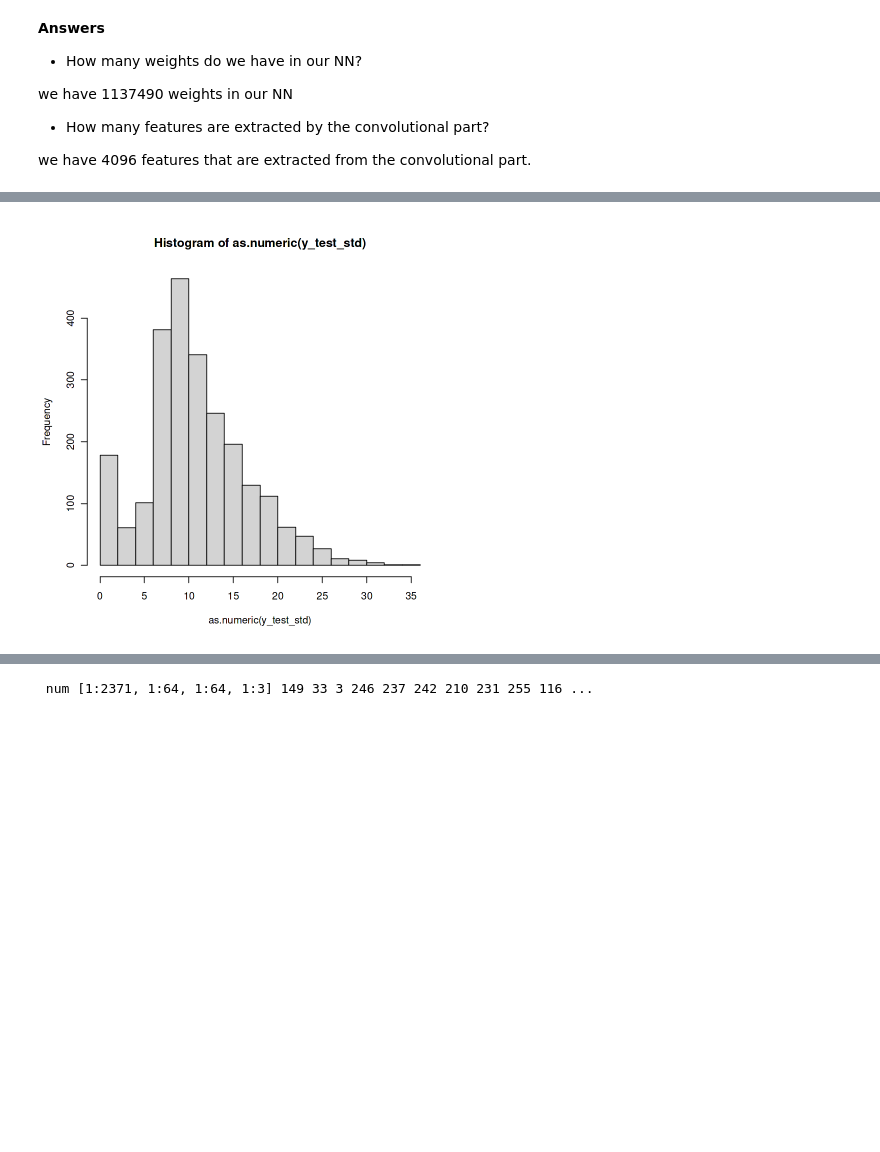
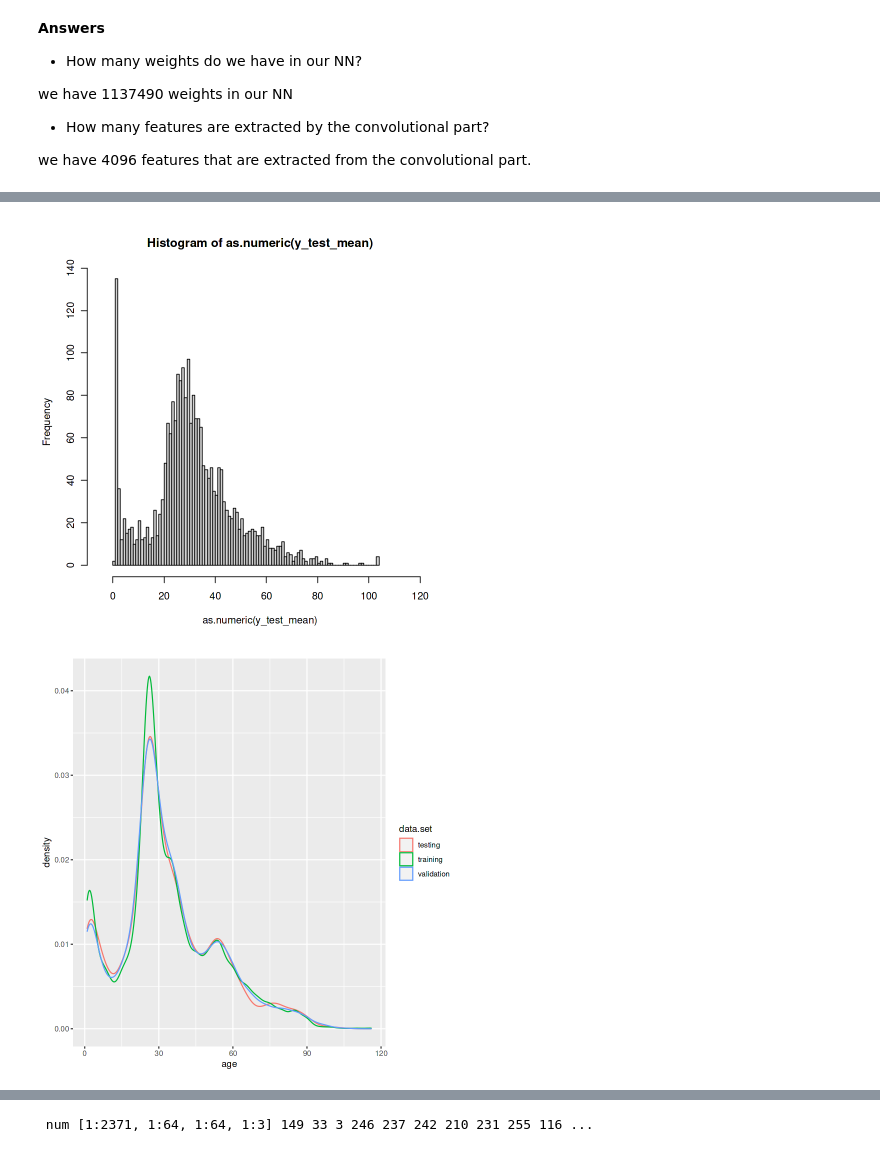
Before and after one commit to tensorchiefs/dl_r_2022, a Jupyter notebook: notebooks/08-utkface.ipynb, the cells around one changed output, grey strips where cells are left out. Cells and saved outputs as stored; diff of their text form; code cells hidden in the pictures; blank space fills up the shorter version.

```diff
--- a/notebooks/08-utkface.ipynb
+++ b/notebooks/08-utkface.ipynb
@@ -305,7 +317,11 @@ evaluate(model,X_test, y_test)
-# %%
-hist(as.numeric(y_test_std))
-# %% [output]
-[figure, removed]
+# %%
+# visualize distribution of predicted means for ages
+hist(as.numeric(y_test_mean), xlim=c(-5,120),breaks=80)
+#compare to true age distribution (from above)
+p_age_dist
+# %% [output]
+[figure, added]
+[figure, added]
 # %%
 plot(y_test, y_test_mean, xlab = 'Observed Value', ylab='Prediced (Mean of Gaussian)')
 # %% [output]
```
Also changed, not shown: parts of 25 cells of this notebook.
